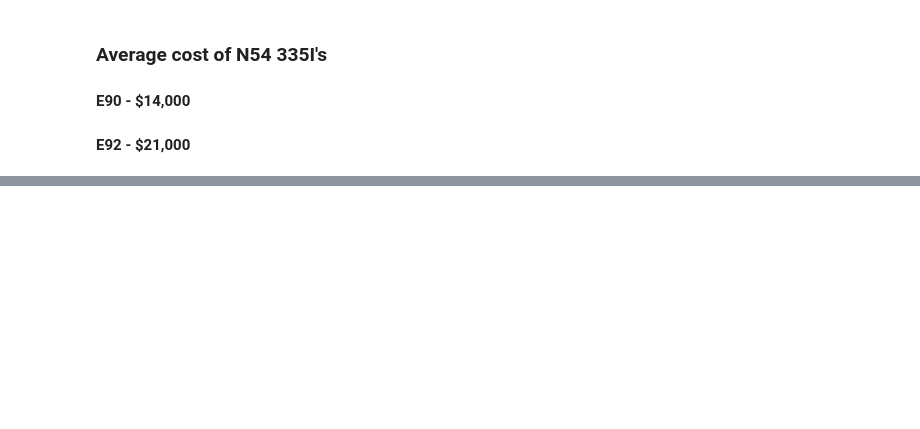
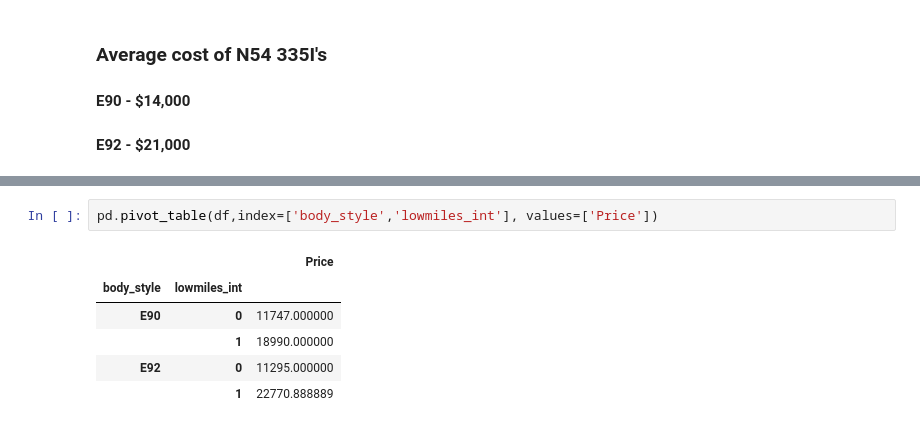
Before and after one commit to MarioRashadHUB/BMW-Price-Analysis, a Jupyter notebook: eda.ipynb, the cells around one changed output, grey strips where cells are left out. Cells and saved outputs as stored; diff of their text form; blank space fills up the shorter version.

```diff
--- a/eda.ipynb
+++ b/eda.ipynb
@@ -78,0 +132,9 @@ pd.pivot_table(df,index=['body_style'], values=['Price'])
+# %%
+pd.pivot_table(df,index=['body_style','lowmiles_int'], values=['Price'])
+# %% [output]
+|  |  | Price |
+| body_style | lowmiles_int |  |
+| E90 | 0 | 11747.000000 |
+|  | 1 | 18990.000000 |
+| E92 | 0 | 11295.000000 |
+|  | 1 | 22770.888889 |
```
Also changed, not shown: parts of 13 cells of this notebook.
